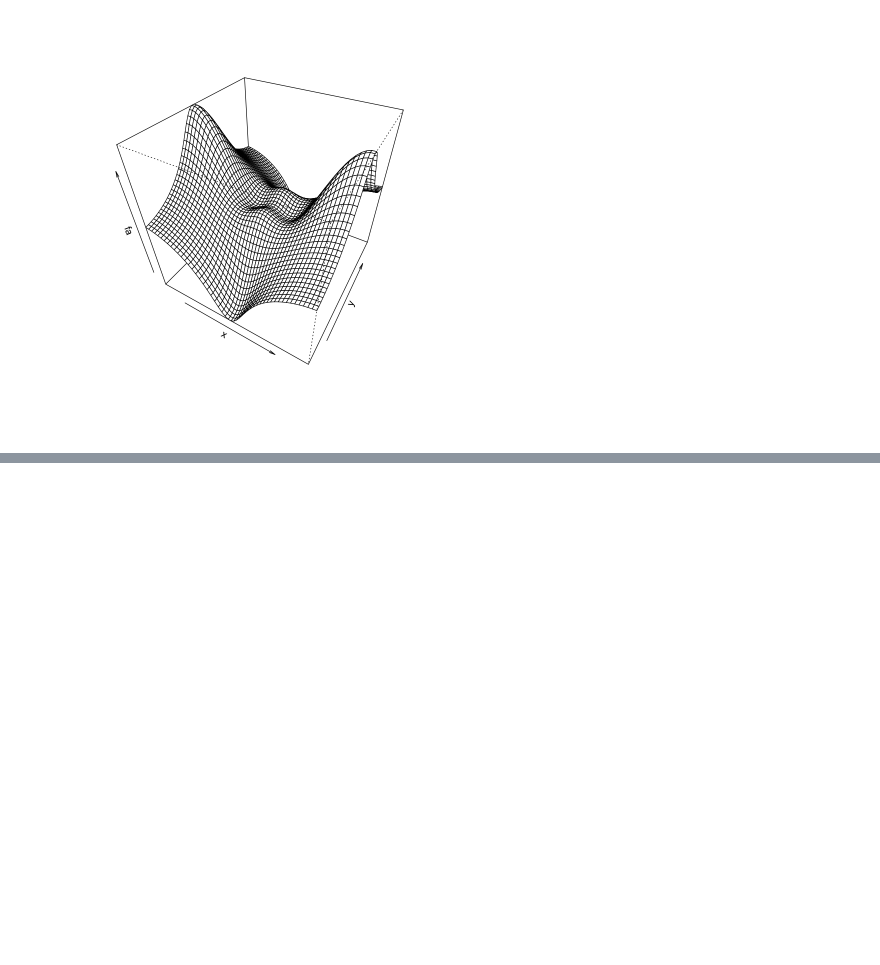
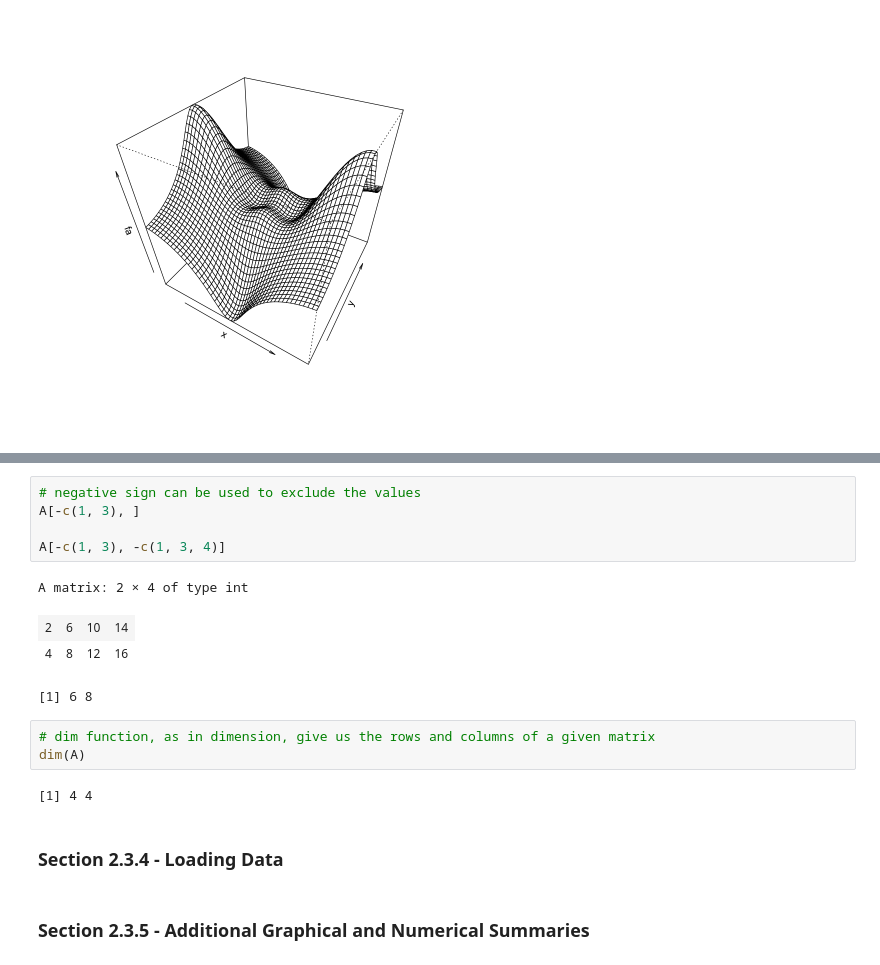
Before and after one commit to Corneliusluis/islr-code, a Jupyter notebook: r-version/ISLR-Ch-2.ipynb, the cells around one changed output, grey strips where cells are left out. Cells and saved outputs as stored; diff of their text form; blank space fills up the shorter version.

```diff
--- a/r-version/ISLR-Ch-2.ipynb
+++ b/r-version/ISLR-Ch-2.ipynb
@@ -225,0 +267,19 @@ persp(x, y, fa, theta = 30, phi = 40)
+# %%
+# negative sign can be used to exclude the values
+A[-c(1, 3), ]
+
+A[-c(1, 3), -c(1, 3, 4)]
+# %% [output]
+A matrix: 2 × 4 of type int
+| 2 | 6 | 10 | 14 |
+| 4 | 8 | 12 | 16 |
+[1] 6 8
+# %%
+# dim function, as in dimension, give us the rows and columns of a given matrix
+dim(A)
+# %% [output]
+[1] 4 4
+# %% [markdown]
+### Section 2.3.4 - Loading Data
+# %% [markdown]
+### Section 2.3.5 - Additional Graphical and Numerical Summaries
```
Also changed, not shown: parts of 8 cells of this notebook, 1 other file.
